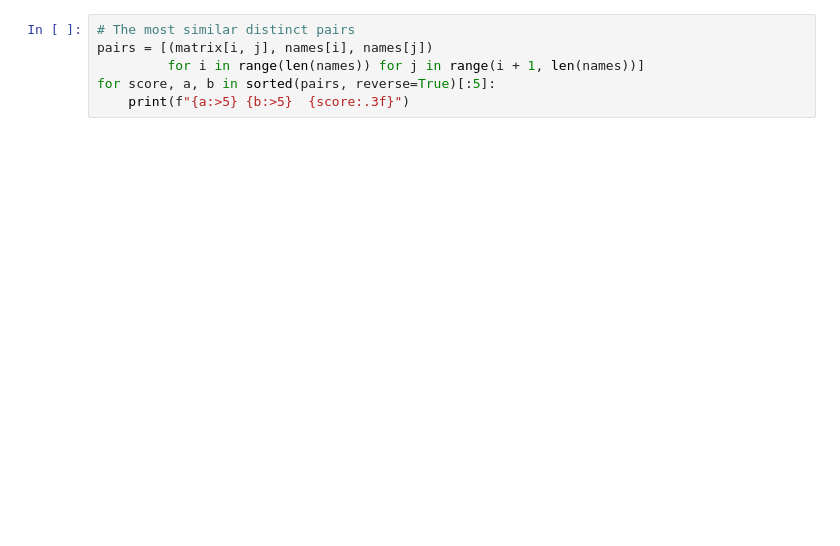
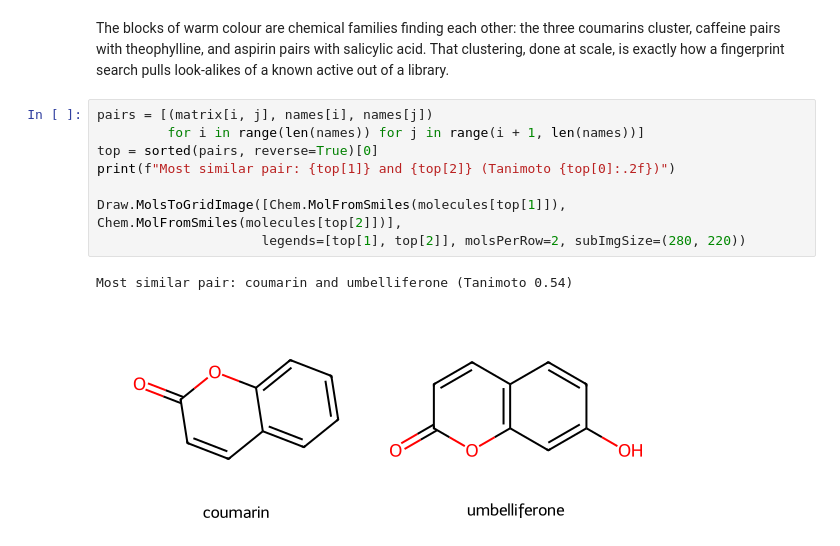
Before and after one commit to yboulaamane/comp_chem_colab, a Jupyter notebook: Tanimoto_similarity.ipynb, the cells around one changed output. Saved outputs shown, nothing was run; the diff lists cells and outputs as text; blank space fills up the shorter version.

```diff
--- a/Tanimoto_similarity.ipynb
+++ b/Tanimoto_similarity.ipynb
@@ -81,6 +141,15 @@ plt.show()
+# %% [markdown]
+The blocks of warm colour are chemical families finding each other: the three coumarins cluster,
+caffeine pairs with theophylline, and aspirin pairs with salicylic acid. That clustering, done at
+scale, is exactly how a fingerprint search pulls look-alikes of a known active out of a library.
 # %%
-# The most similar distinct pairs
 pairs = [(matrix[i, j], names[i], names[j])
          for i in range(len(names)) for j in range(i + 1, len(names))]
-for score, a, b in sorted(pairs, reverse=True)[:5]:
-    print(f"{a:>5} {b:>5}  {score:.3f}")
+top = sorted(pairs, reverse=True)[0]
+print(f"Most similar pair: {top[1]} and {top[2]} (Tanimoto {top[0]:.2f})")
+
+Draw.MolsToGridImage([Chem.MolFromSmiles(molecules[top[1]]), Chem.MolFromSmiles(molecules[top[2]])],
+                     legends=[top[1], top[2]], molsPerRow=2, subImgSize=(280, 220))
+# %% [output]
+Most similar pair: coumarin and umbelliferone (Tanimoto 0.54)
+[figure, added]
```
Also changed, not shown: parts of 20 cells of this notebook.
